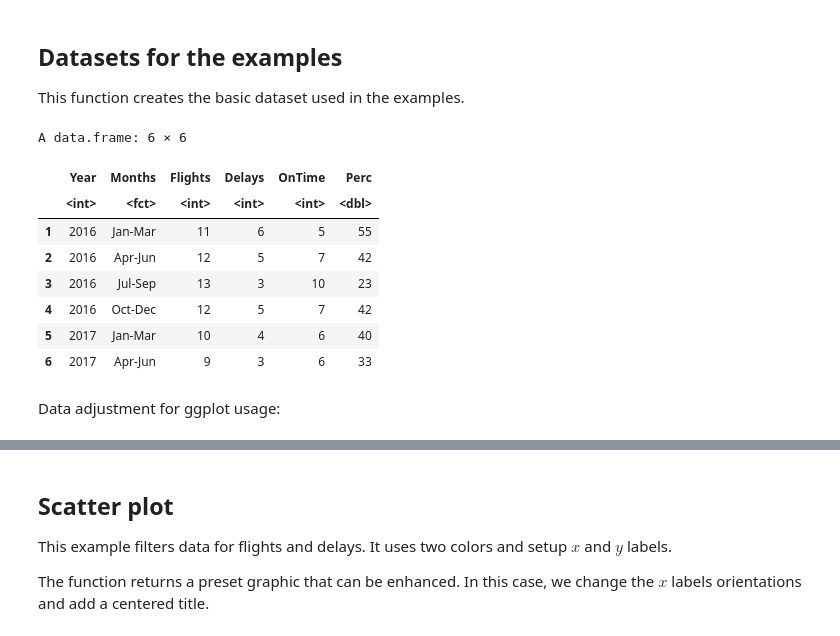
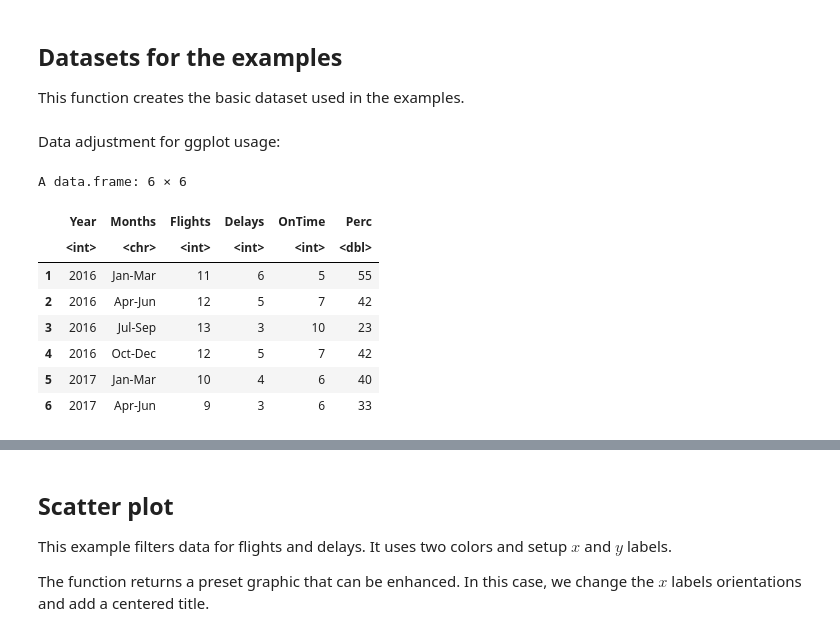
Before and after one commit to eogasawara/mylibrary, a Jupyter notebook: Graphic.ipynb, the cells around one changed output, grey strips where cells are left out. Saved outputs shown, nothing was run; the diff lists cells and outputs as text; code cells hidden in the pictures.

```diff
--- a/Graphic.ipynb
+++ b/Graphic.ipynb
@@ -32,41 +50,41 @@ plot_size(12, 5)
 ## Datasets for the examples
 
 This function creates the basic dataset used in the examples.
-# %%
-create_dataset <- function() {
-  data <- read.table(text = "Year Months Flights Delays
-                     2016 Jan-Mar 11 6
-                     2016 Apr-Jun 12 5
-                     2016 Jul-Sep 13 3
-                     2016 Oct-Dec 12 5
-                     2017 Jan-Mar 10 4
-                     2017 Apr-Jun 9 3
-                     2017 Jul-Sep 11 4
-                     2017 Oct-Dec 25 15
-                     2018 Jan-Mar 14 3
-                     2018 Apr-Jun 12 5
-                     2018 Jul-Sep 13 3
-                     2018 Oct-Dec 15 4",
-                     header = TRUE,sep = "")
-  data$OnTime <- data$Flights - data$Delays
-  data$Perc <- round(100 * data$Delays / data$Flights)
-  return(data)
-}
-
-data <- create_dataset()
-head(data)
-# %% [output]
-A data.frame: 6 × 6
-|  | Year | Months | Flights | Delays | OnTime | Perc |
-|  | <int> | <fct> | <int> | <int> | <int> | <dbl> |
-| 1 | 2016 | Jan-Mar | 11 | 6 | 5 | 55 |
-| 2 | 2016 | Apr-Jun | 12 | 5 | 7 | 42 |
-| 3 | 2016 | Jul-Sep | 13 | 3 | 10 | 23 |
-| 4 | 2016 | Oct-Dec | 12 | 5 | 7 | 42 |
-| 5 | 2017 | Jan-Mar | 10 | 4 | 6 | 40 |
-| 6 | 2017 | Apr-Jun | 9 | 3 | 6 | 33 |
 # %% [markdown]
 Data adjustment for ggplot usage:
+# %%
+create_dataset <- function() {
+  data <- read.table(text = "Year Months Flights Delays
+                     2016 Jan-Mar 11 6
+                     2016 Apr-Jun 12 5
+                     2016 Jul-Sep 13 3
+                     2016 Oct-Dec 12 5
+                     2017 Jan-Mar 10 4
+                     2017 Apr-Jun 9 3
+                     2017 Jul-Sep 11 4
+                     2017 Oct-Dec 25 15
+                     2018 Jan-Mar 14 3
+                     2018 Apr-Jun 12 5
+                     2018 Jul-Sep 13 3
+                     2018 Oct-Dec 15 4",
+                     header = TRUE,sep = "")
+  data$OnTime <- data$Flights - data$Delays
+  data$Perc <- round(100 * data$Delays / data$Flights)
+  return(data)
+}
+
+flightdata <- create_dataset()
+head(flightdata)
+# %% [output]
+A data.frame: 6 × 6
+|  | Year | Months | Flights | Delays | OnTime | Perc |
+|  | <int> | <chr> | <int> | <int> | <int> | <dbl> |
+| 1 | 2016 | Jan-Mar | 11 | 6 | 5 | 55 |
+| 2 | 2016 | Apr-Jun | 12 | 5 | 7 | 42 |
+| 3 | 2016 | Jul-Sep | 13 | 3 | 10 | 23 |
+| 4 | 2016 | Oct-Dec | 12 | 5 | 7 | 42 |
+| 5 | 2017 | Jan-Mar | 10 | 4 | 6 | 40 |
+| 6 | 2017 | Apr-Jun | 9 | 3 | 6 | 33 |
 # %%
 adjust_dataset <- function(data) {
   data <- melt(data[,c('Year', 'Months', 'Flights', 'Delays', 'OnTime', 'Perc')], id.vars = c(1,2))
```
Also changed, not shown: parts of 4 cells of this notebook.
